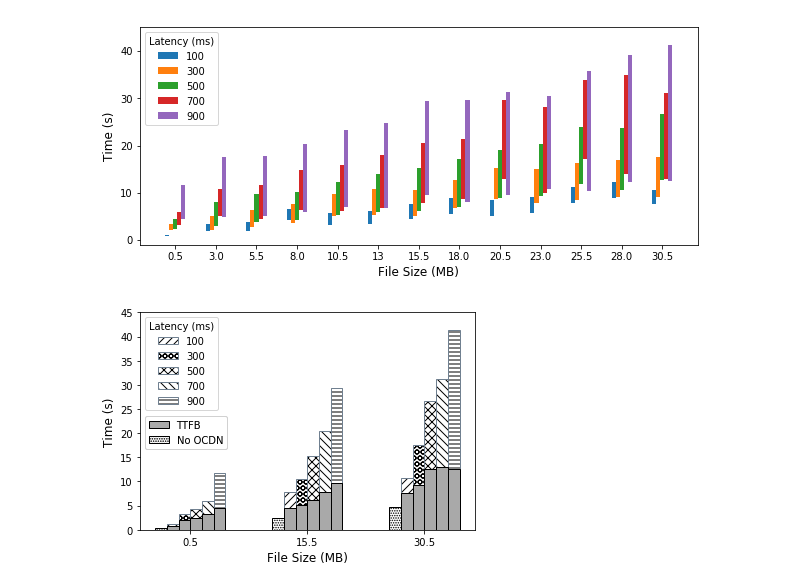
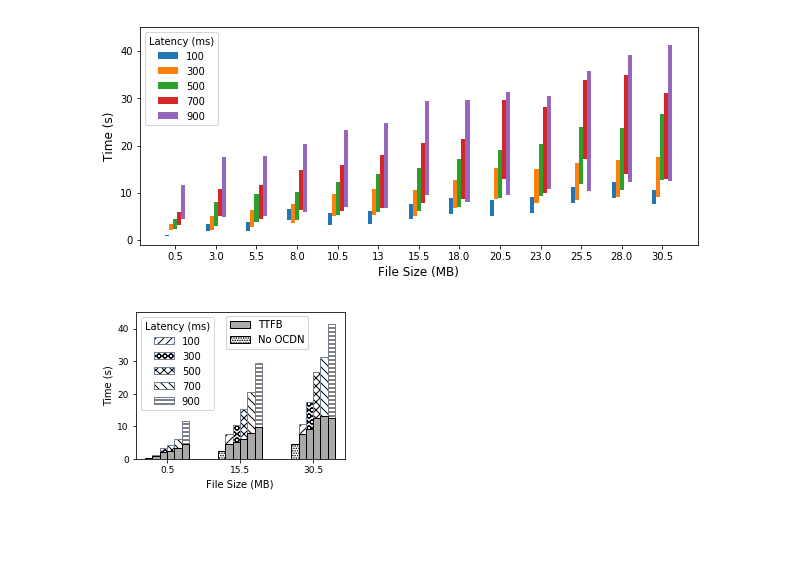
Before and after one commit to ae243/obliviousCDN, a Jupyter notebook: code/figure_code/OCDN_Figures.ipynb, the cells around one changed output. Cells and saved outputs as stored; diff of their text form; code cells hidden in the pictures; blank space fills up the shorter version.

```diff
--- a/code/figure_code/OCDN_Figures.ipynb
+++ b/code/figure_code/OCDN_Figures.ipynb
@@ -449,10 +493,10 @@ y0 = complete[0]
 y0ttfb = ttfb[0]
 sizes = [512000,1024000,1536000,2048000,2560000,3072000,3584000,4096000,4608000,5120000,5632000,6144000,6656000,7168000,7680000,8192000,8704000,9216000,9728000,10240000,10752000,11264000,11776000,12288000,12800000,13312000,13824000,14336000,14848000,15360000,15872000,16384000,16896000,17408000,17920000,18432000,18944000,19456000,19968000,20480000,20992000,21504000,22016000,22528000,23040000,23552000,24064000,24576000,25088000,25600000,26112000,26624000,27136000,27648000,28160000,28672000,29184000,29696000,30208000,30720000,31232000]
 
-fig = plt.figure(figsize=(6,4))
+fig = plt.figure(figsize=(3.7,2.8))
 ax = plt.subplot(111)
 #ax.bar(x-.5, list(map(sub, complete[0][::4],ttfb[0][::4])),color='r',width=0.5,bottom=ttfb[0][::4],align='center')
-#b0 = ax.bar(x-0.4, list(map(sub, complete[0][::30],ttfb[0][::30])),width=0.2,bottom=ttfb[0][::30],align='center',hatch=3*'.',facecolor='none',edgecolor='slategrey')
+#b0 = ax.bar(x-0.5, list(map(sub, complete[0][::30],ttfb[0][::30])),width=0.2,bottom=ttfb[0][::30],align='center',hatch=3*'.',facecolor='none',edgecolor='slategrey')
 b1 = ax.bar(x-0.3, list(map(sub, complete[1][::30],ttfb[1][::30])),width=0.2,bottom=ttfb[1][::30],align='center',hatch=3*'/',facecolor='none',edgecolor='slategrey')
 b3 = ax.bar(x-0.1, list(map(sub, y3[::30],y3ttfb[::30])),width=0.2,bottom=y3ttfb[::30],align='center',hatch=2*'O',facecolor='none',edgecolor='slategrey')
 b5 = ax.bar(x+0.1, list(map(sub, complete[5][::30],ttfb[5][::30])),width=.2,bottom=ttfb[5][::30],align='center',hatch=3*'x',facecolor='none',edgecolor='slategrey')
@@ -460,38 +504,38 @@ b7 = ax.bar(x+0.3,list(map(sub, y7[::30],y7ttfb[::30])),width=0.2,bottom=y7ttfb[
 b9 = ax.bar(x+0.5, list(map(sub, complete[9][::30],ttfb[9][::30])),width=0.2,bottom=ttfb[9][::30],align='center',hatch=3*'-',facecolor='none',edgecolor='slategrey')
 
 #ax.bar(x+1, list(map(sub, complete[10],ttfb[10])),width=0.5,bottom=ttfb[10],align='center')
 
 l1 = ax.legend((b1[0], b3[0],b5[0],b7[0],b9[0]), ('100', '300','500','700','900'),title='Latency (ms)',loc=2)
 ax.add_artist(l1)
 
 #ax.bar(x-0.4, list(ttfb[0][::30]),width=0.2,color='darkgrey',align='center',edgecolor='k')
 handle = ax.bar(x-0.3, list(ttfb[1][::30]),width=0.2,color='darkgrey',align='center',edgecolor='k')
 #l2 = ax.legend(handle,['TTFB'],bbox_to_anchor=(0.225, +.485))
 #ax.add_artist(l2)
 ax.bar(x-0.1, list(ttfb[3][::30]),width=0.2,color='darkgrey',align='center',edgecolor='k')
 ax.bar(x+0.1, list(ttfb[5][::30]),width=0.2,color='darkgrey',align='center',edgecolor='k')
 ax.bar(x+0.3, list(ttfb[7][::30]),width=0.2,color='darkgrey',align='center',edgecolor='k')
 ax.bar(x+0.5, list(ttfb[9][::30]),width=0.2,color='darkgrey',align='center',edgecolor='k')
 
 handle = ax.bar(x-0.5, list(nopttfb[0]),width=0.2,color='darkgrey',align='center',edgecolor='k')
 handle2 = ax.bar(x-0.5, list(nopcomplete[0]),width=0.2,bottom=nopttfb[0],align='center',hatch=5*'.',facecolor='none',edgecolor='k')
 #l3 = ax.legend(handle,['No OCDN'],bbox_to_anchor=(0.275, +.375))
 #ax.add_artist(l3)
-l2 = ax.legend((handle,handle2),['TTFB','No OCDN'],bbox_to_anchor=(0.275, +.545))
+l2 = ax.legend((handle,handle2),['TTFB','No OCDN'],bbox_to_anchor=(0.85, +.718))
 ax.add_artist(l2)
 
 #plt.xticks(x)
 
 ticklist = ['0.5','15.5','30.5']
-plt.xticks(x, ticklist, fontsize=10)
-plt.yticks(fontsize=10)
+plt.xticks(x, ticklist, fontsize=9)
+plt.yticks(fontsize=9)
 plt.ylim(0,45)
 #ax.xaxis_date()
 #plt.yscale('symlog')
-plt.xlabel('File Size (MB)',fontsize=12)
-plt.ylabel('Time (s)',fontsize=12)
-plt.savefig('Latency_withoutzero.pdf')
-
+plt.xlabel('File Size (MB)',fontsize=10)
+plt.ylabel('Time (s)',fontsize=10)
+plt.savefig('Latency_withoutzero_2.pdf',bbox_inches="tight")
+plt.tight_layout()
 plt.show()
 # %% [output]
-[figure, old version]
+[figure, new version]
```
Also changed, not shown: parts of 2 cells of this notebook, 12 other files.
